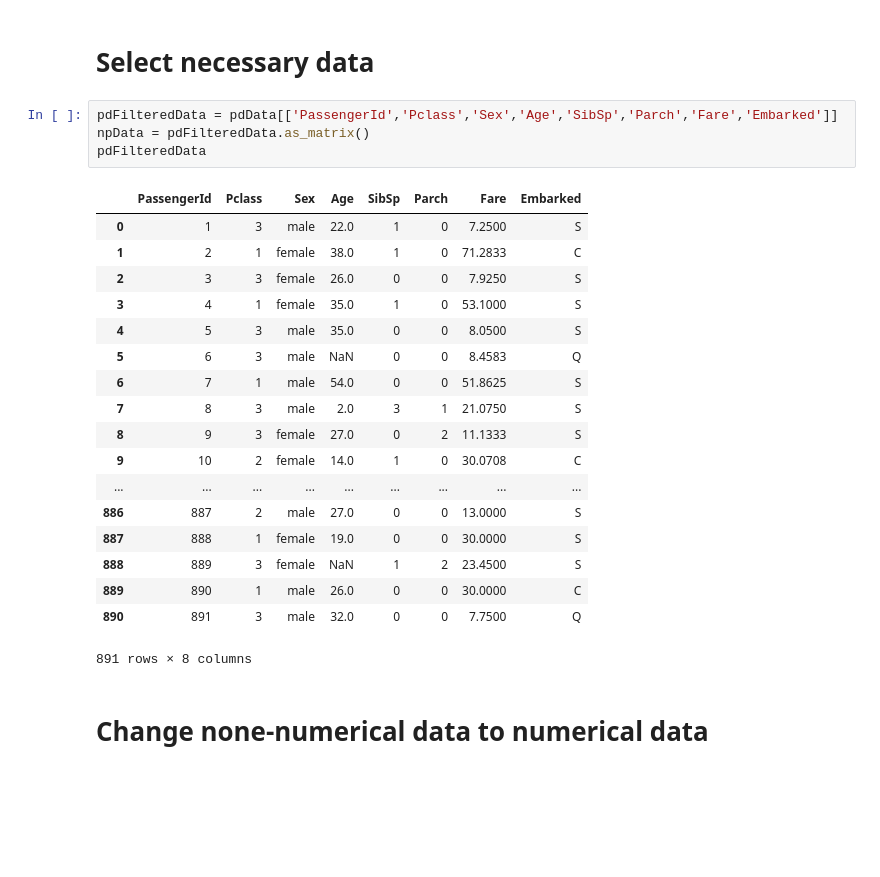
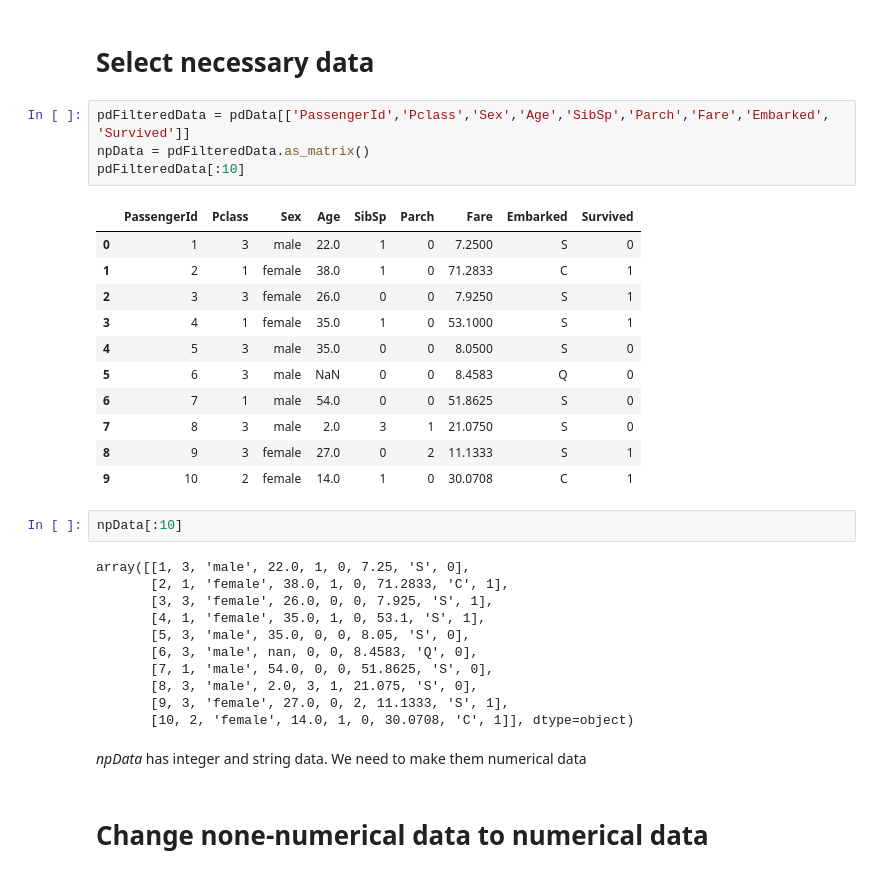
Before and after one commit to mibejjh/kaggle-titanic, a Jupyter notebook: dataparse.ipynb, the cells around one changed output. Cells and saved outputs as stored; diff of their text form; blank space fills up the shorter version.

```diff
--- a/dataparse.ipynb
+++ b/dataparse.ipynb
@@ -28,28 +21,37 @@ pdData
 # %% [markdown]
 # Select necessary data
 # %%
-pdFilteredData = pdData[['PassengerId','Pclass','Sex','Age','SibSp','Parch','Fare','Embarked']]
+pdFilteredData = pdData[['PassengerId','Pclass','Sex','Age','SibSp','Parch','Fare','Embarked', 'Survived']]
 npData = pdFilteredData.as_matrix()
-pdFilteredData
+pdFilteredData[:10]
 # %% [output]
-|  | PassengerId | Pclass | Sex | Age | SibSp | Parch | Fare | Embarked |
-| 0 | 1 | 3 | male | 22.0 | 1 | 0 | 7.2500 | S |
-| 1 | 2 | 1 | female | 38.0 | 1 | 0 | 71.2833 | C |
-| 2 | 3 | 3 | female | 26.0 | 0 | 0 | 7.9250 | S |
-| 3 | 4 | 1 | female | 35.0 | 1 | 0 | 53.1000 | S |
-| 4 | 5 | 3 | male | 35.0 | 0 | 0 | 8.0500 | S |
-| 5 | 6 | 3 | male | NaN | 0 | 0 | 8.4583 | Q |
-| 6 | 7 | 1 | male | 54.0 | 0 | 0 | 51.8625 | S |
-| 7 | 8 | 3 | male | 2.0 | 3 | 1 | 21.0750 | S |
-| 8 | 9 | 3 | female | 27.0 | 0 | 2 | 11.1333 | S |
-| 9 | 10 | 2 | female | 14.0 | 1 | 0 | 30.0708 | C |
-| ... | ... | ... | ... | ... | ... | ... | ... | ... |
-| 886 | 887 | 2 | male | 27.0 | 0 | 0 | 13.0000 | S |
-| 887 | 888 | 1 | female | 19.0 | 0 | 0 | 30.0000 | S |
-| 888 | 889 | 3 | female | NaN | 1 | 2 | 23.4500 | S |
-| 889 | 890 | 1 | male | 26.0 | 0 | 0 | 30.0000 | C |
-| 890 | 891 | 3 | male | 32.0 | 0 | 0 | 7.7500 | Q |
+|  | PassengerId | Pclass | Sex | Age | SibSp | Parch | Fare | Embarked | Survived |
+| 0 | 1 | 3 | male | 22.0 | 1 | 0 | 7.2500 | S | 0 |
+| 1 | 2 | 1 | female | 38.0 | 1 | 0 | 71.2833 | C | 1 |
+| 2 | 3 | 3 | female | 26.0 | 0 | 0 | 7.9250 | S | 1 |
+| 3 | 4 | 1 | female | 35.0 | 1 | 0 | 53.1000 | S | 1 |
+| 4 | 5 | 3 | male | 35.0 | 0 | 0 | 8.0500 | S | 0 |
+| 5 | 6 | 3 | male | NaN | 0 | 0 | 8.4583 | Q | 0 |
+| 6 | 7 | 1 | male | 54.0 | 0 | 0 | 51.8625 | S | 0 |
+| 7 | 8 | 3 | male | 2.0 | 3 | 1 | 21.0750 | S | 0 |
+| 8 | 9 | 3 | female | 27.0 | 0 | 2 | 11.1333 | S | 1 |
+| 9 | 10 | 2 | female | 14.0 | 1 | 0 | 30.0708 | C | 1 |
-891 rows × 8 columns
+# %%
+npData[:10]
+# %% [output]
+array([[1, 3, 'male', 22.0, 1, 0, 7.25, 'S', 0],
+       [2, 1, 'female', 38.0, 1, 0, 71.2833, 'C', 1],
+       [3, 3, 'female', 26.0, 0, 0, 7.925, 'S', 1],
+       [4, 1, 'female', 35.0, 1, 0, 53.1, 'S', 1],
+       [5, 3, 'male', 35.0, 0, 0, 8.05, 'S', 0],
+       [6, 3, 'male', nan, 0, 0, 8.4583, 'Q', 0],
+       [7, 1, 'male', 54.0, 0, 0, 51.8625, 'S', 0],
+       [8, 3, 'male', 2.0, 3, 1, 21.075, 'S', 0],
+       [9, 3, 'female', 27.0, 0, 2, 11.1333, 'S', 1],
+       [10, 2, 'female', 14.0, 1, 0, 30.0708, 'C', 1]], dtype=object)
+# %% [markdown]
+*npData* has integer and string data.
+We need to make them numerical data
 # %% [markdown]
 # Change none-numerical data to numerical data
 # %%
```
Also changed, not shown: parts of 18 cells of this notebook.
